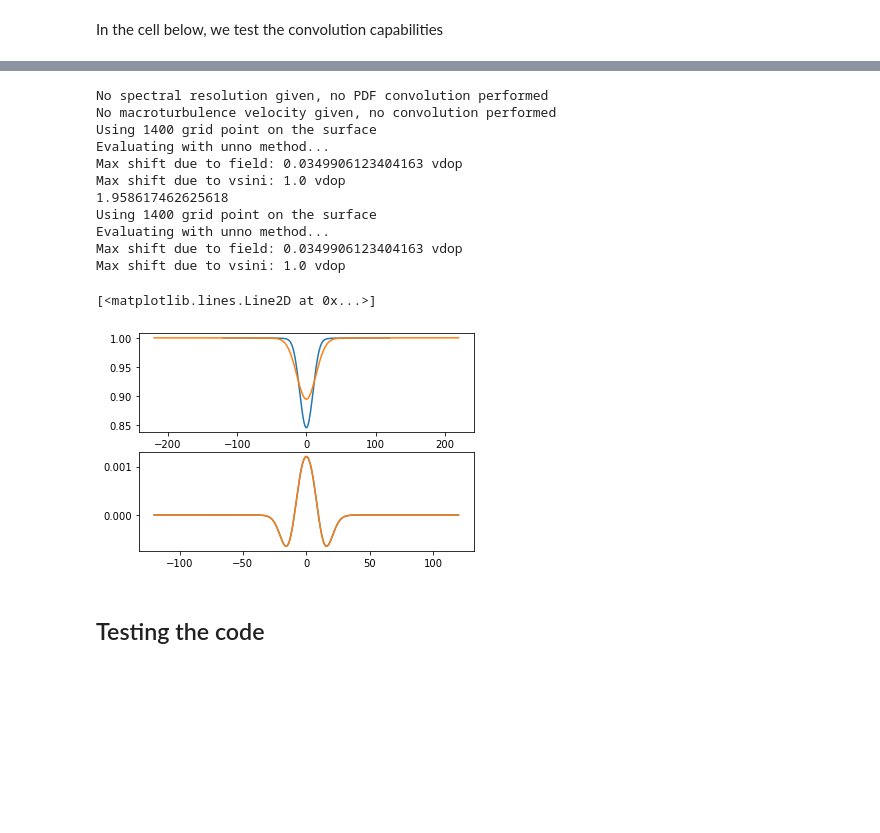
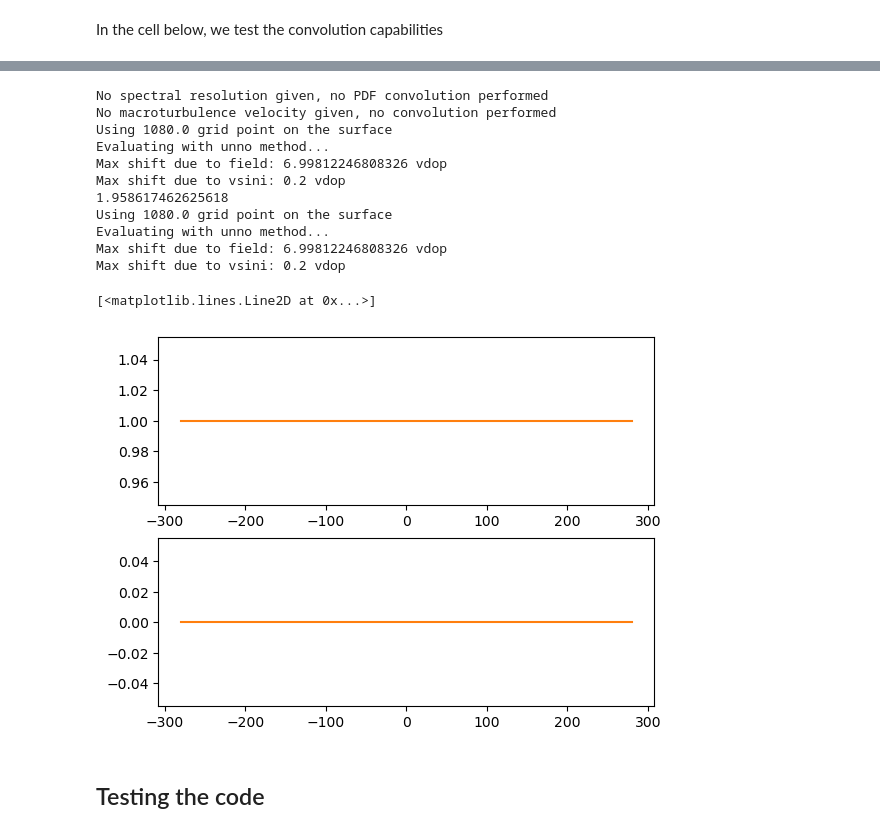
Before and after one commit to veropetit/pyRaven, a Jupyter notebook: diskint2_doc.ipynb, the cells around one changed output, grey strips where cells are left out. Drawn from its saved outputs; the diff is of its cells as text; code cells hidden in the pictures; blank space fills up the shorter version.

```diff
--- a/diskint2_doc.ipynb
+++ b/diskint2_doc.ipynb
@@ -718,63 +728,55 @@ Evaluating with weak approximation...
 # %%
 genparam = {
     'lambda0':5000,    # the central wavelength of the transition
-    'vsini':30.0,         # the projected rotational velocity
+    'vsini':2.0,         # the projected rotational velocity
     'vdop':10.0,          # the thermal broadening
     'av':0.05,             # the damping coefficient of the Voigt profile
     'bnu':1.5,             # the slope of the source function with respect to vertical optical depth
-    'logkappa':0.0,          # the line strength parameter
+    'logkappa':0.5,          # the line strength parameter
     'ndop':int(10),       # the number of sample point per doppler width for the wavelength array
-    'Bpole':500,
+    'Bpole':100000,
     'incl':90, #not necessary for loop
     'beta':90, #not necessary for loop
-    'phase':90 #not necessary for loop
+    'phase':360 #not necessary for loop
   }
 
 unnoparam = {
     'down':[0, 0, 0],   # the s, j, l of the lower level
     'up':[0, 1, 1],    # the s, j, l of the upper level
     }
 
-weakparam = {
-        'geff':1.0
-    }
-
 param={'general' : genparam,
-       'weak' : weakparam,
-       'unno': unnoparam # no necessary for loop
+       'unno': unnoparam
        }
-
-
-param['general']['vsini']=10
 
 model = rav.diskint2.numerical(param,True)
 
 fig, ax = plt.subplots(2,1)
 ax[0].plot(model['vel'], model['flux'])
 ax[1].plot(model['vel'], model['V'])
 
 import copy
 param2 = copy.deepcopy(param)
 param2['general'].update({'res': 65000.})
 param2['general'].update({'vmac': 10.})
 model2 = rav.diskint2.numerical(param2,True)
 
 ax[0].plot(model2['vel'], model2['flux'])
-ax[1].plot(model['vel'], model['V'])
+ax[1].plot(model2['vel'], model2['V'])
 # %% [output]
 No spectral resolution given, no PDF convolution performed
 No macroturbulence velocity given, no convolution performed
-Using 1400 grid point on the surface
+Using 1080.0 grid point on the surface
 Evaluating with unno method...
-Max shift due to field: 0.0349906123404163 vdop
-Max shift due to vsini: 1.0 vdop
+Max shift due to field: 6.99812246808326 vdop
+Max shift due to vsini: 0.2 vdop
 1.958617462625618
-Using 1400 grid point on the surface
+Using 1080.0 grid point on the surface
 Evaluating with unno method...
-Max shift due to field: 0.0349906123404163 vdop
-Max shift due to vsini: 1.0 vdop
+Max shift due to field: 6.99812246808326 vdop
+Max shift due to vsini: 0.2 vdop
 [<matplotlib.lines.Line2D at 0x...>]
-[figure, old version]
+[figure, new version]
 # %% [markdown]
 ## Testing the code
 # %% [markdown]
```
Also changed, not shown: parts of 1 cell of this notebook, 1 other file.
